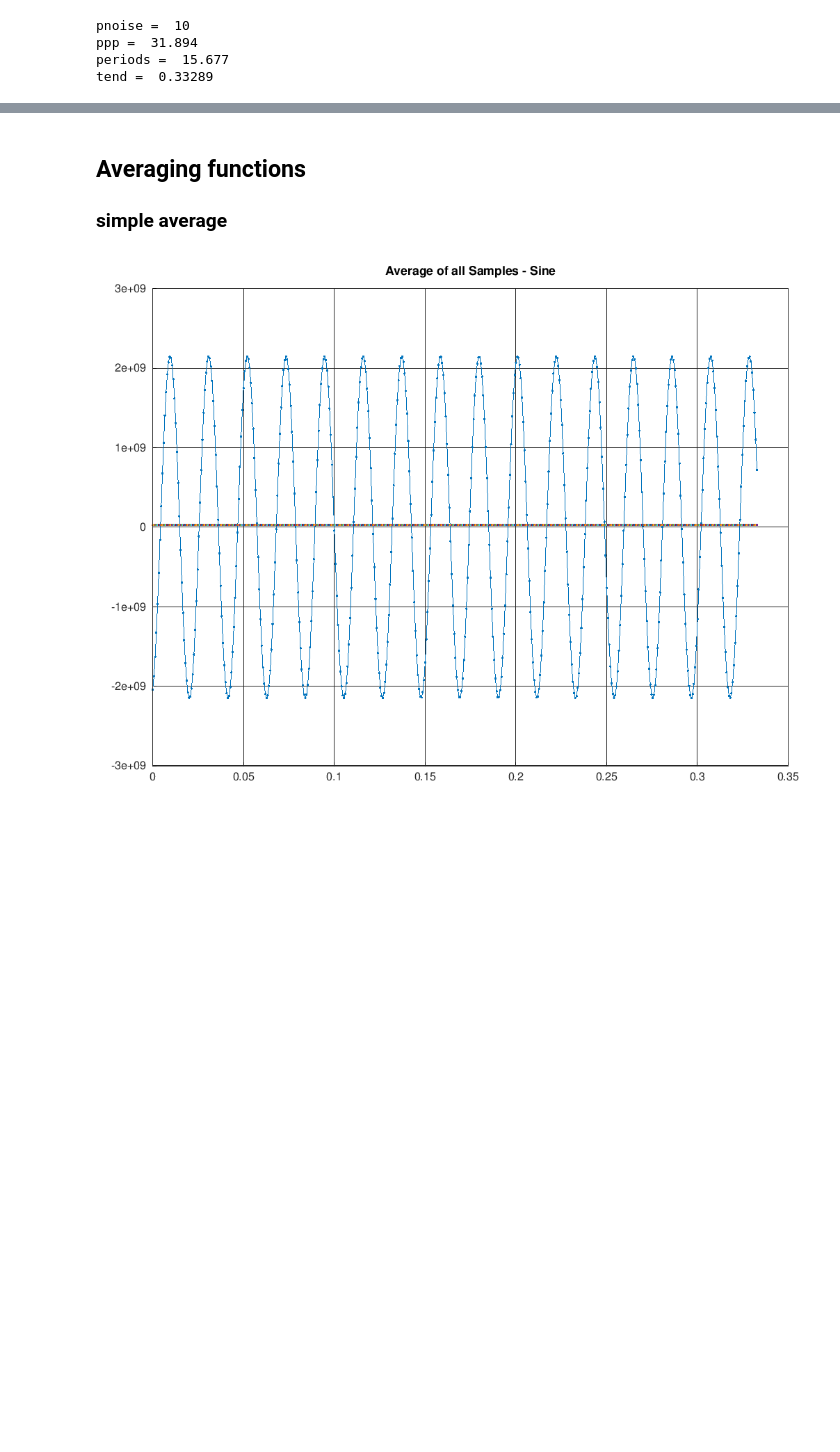
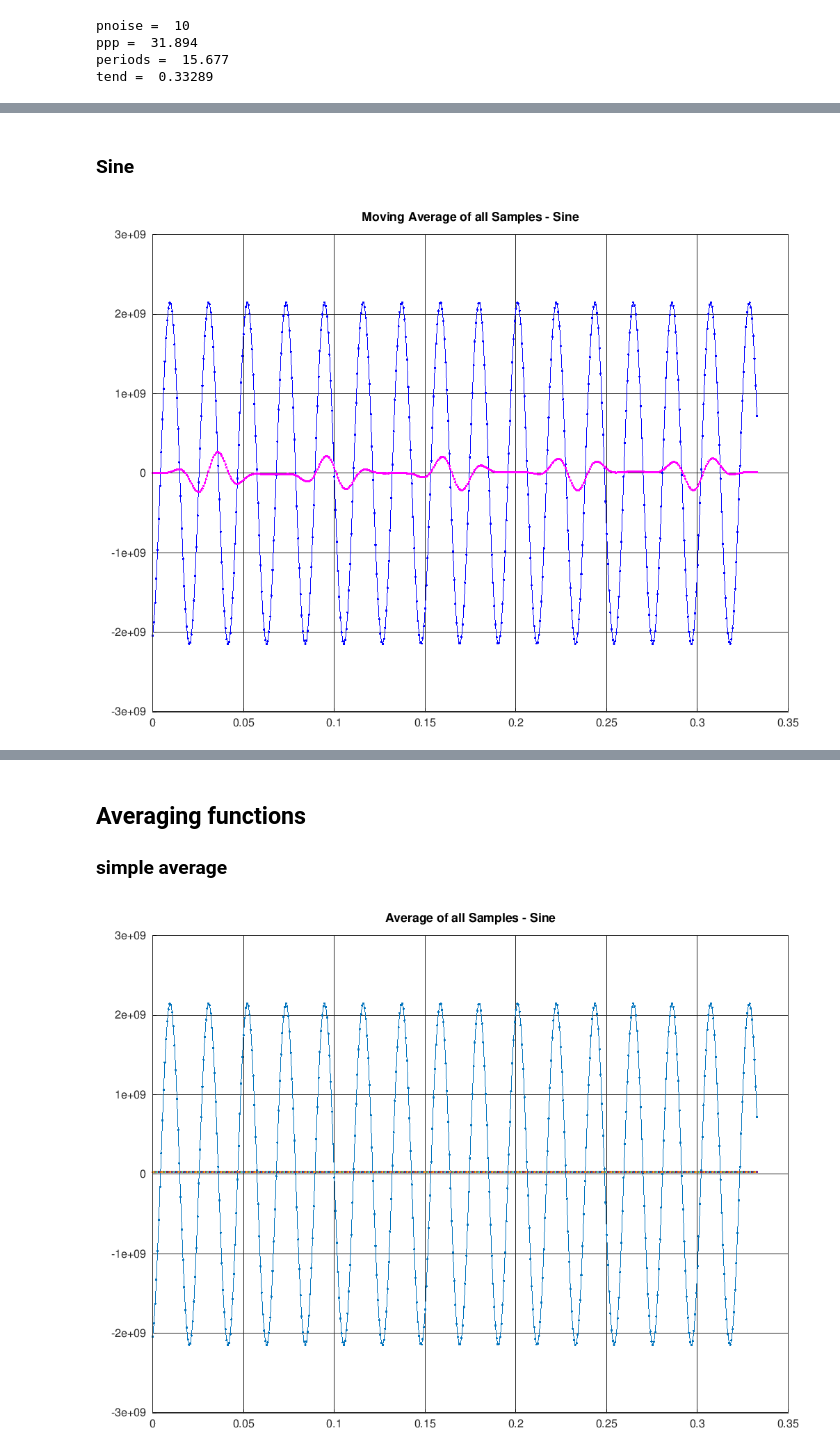
Before and after one commit to schnedann/Jupyter_Notebooks, a Jupyter notebook: octave/Average_Development.ipynb, the cells around one changed output, grey strips where cells are left out. Saved outputs shown, nothing was run; the diff lists cells and outputs as text; code cells hidden in the pictures; blank space fills up the shorter version.

```diff
--- a/octave/Average_Development.ipynb
+++ b/octave/Average_Development.ipynb
@@ -140,0 +296,12 @@ grid on;
+# %% [markdown]
+### Sine
+# %%
+figure(fignum++);
+hold on;
+plot(t1,tsig1,"- . b");
+plot(t1,wavg_a,"- . m");
+hold off;
+title("Moving Average of all Samples - Sine");
+grid on;
+# %% [output]
+[figure, added]
```
Also changed, not shown: parts of 88 cells of this notebook.
